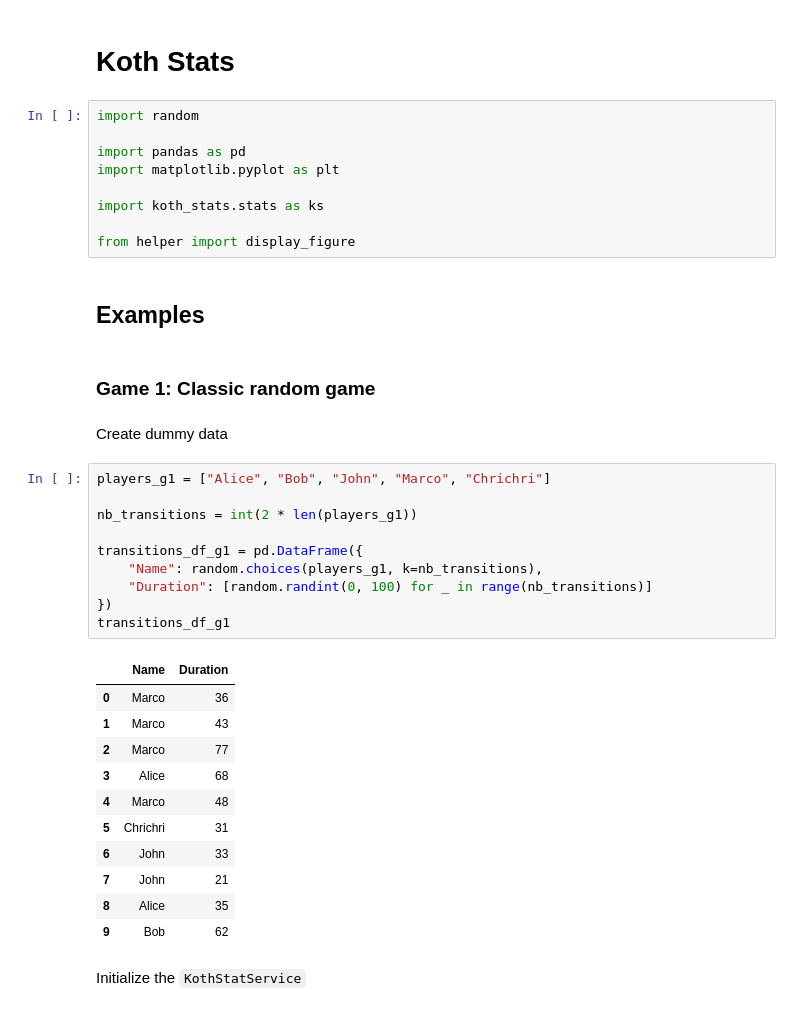
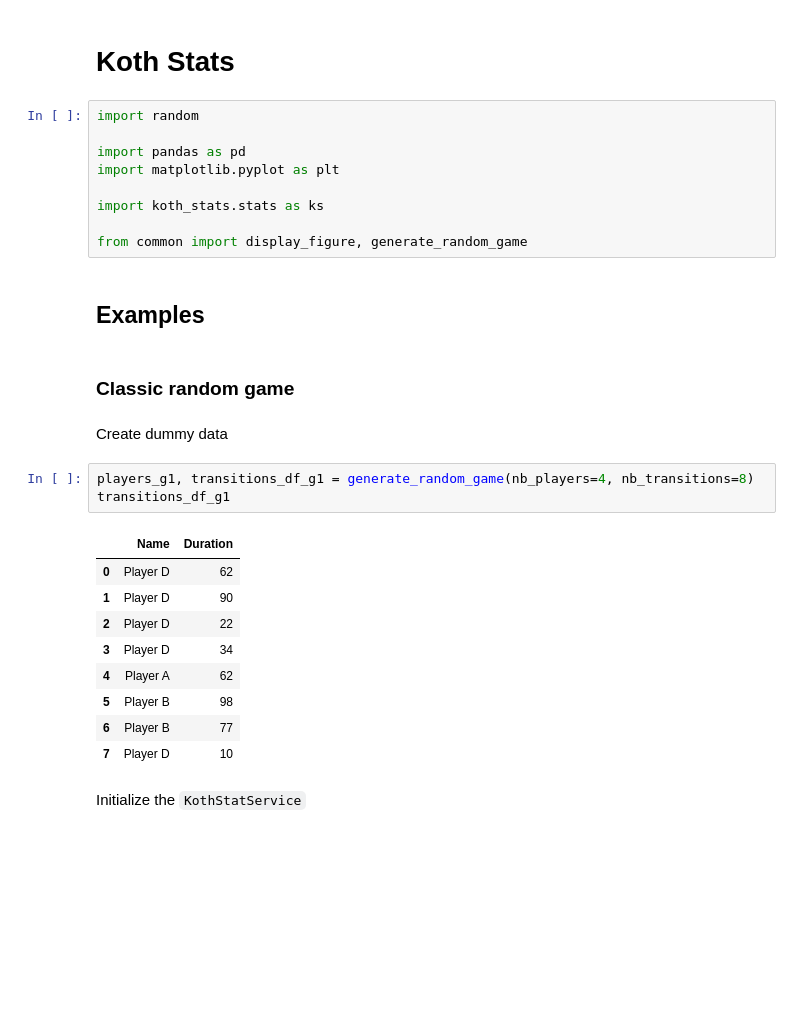
Before and after one commit to Wolgamonox/koth-ping-pong-website, a Jupyter notebook: koth_stats/example/koth_stats_example.ipynb, the cells around one changed output. Drawn from its saved outputs; the diff is of its cells as text; blank space fills up the shorter version.

```diff
--- a/koth_stats/example/koth_stats_example.ipynb
+++ b/koth_stats/example/koth_stats_example.ipynb
@@ -8,35 +8,26 @@ import matplotlib.pyplot as plt
 
 import koth_stats.stats as ks
 
-from helper import display_figure
+from common import display_figure, generate_random_game
 # %% [markdown]
 ## Examples
 # %% [markdown]
-### Game 1: Classic random game
+### Classic random game
 # %% [markdown]
 Create dummy data
-# %%
-players_g1 = ["Alice", "Bob", "John", "Marco", "Chrichri"]
-
-nb_transitions = int(2 * len(players_g1))
-
-transitions_df_g1 = pd.DataFrame({
-    "Name": random.choices(players_g1, k=nb_transitions),
-    "Duration": [random.randint(0, 100) for _ in range(nb_transitions)]
-})
-transitions_df_g1
-# %% [output]
-|  | Name | Duration |
-| 0 | Marco | 36 |
-| 1 | Marco | 43 |
-| 2 | Marco | 77 |
-| 3 | Alice | 68 |
-| 4 | Marco | 48 |
-| 5 | Chrichri | 31 |
-| 6 | John | 33 |
-| 7 | John | 21 |
-| 8 | Alice | 35 |
-| 9 | Bob | 62 |
+# %%
+players_g1, transitions_df_g1 = generate_random_game(nb_players=4, nb_transitions=8)
+transitions_df_g1
+# %% [output]
+|  | Name | Duration |
+| 0 | Player D | 62 |
+| 1 | Player D | 90 |
+| 2 | Player D | 22 |
+| 3 | Player D | 34 |
+| 4 | Player A | 62 |
+| 5 | Player B | 98 |
+| 6 | Player B | 77 |
+| 7 | Player D | 10 |
 # %% [markdown]
 Initialize the ``KothStatService``
 # %%
```
Also changed, not shown: parts of 3 cells of this notebook, 3 other files.
